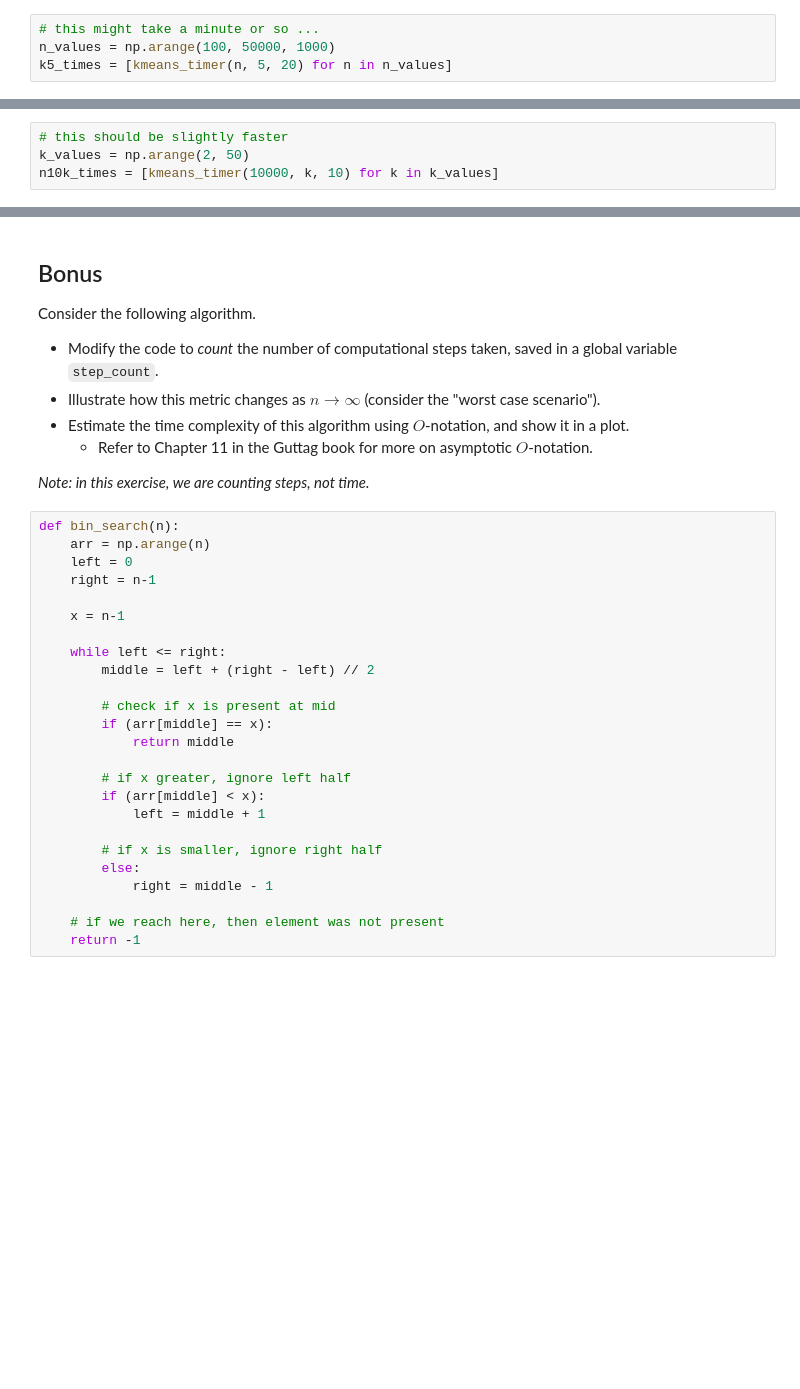
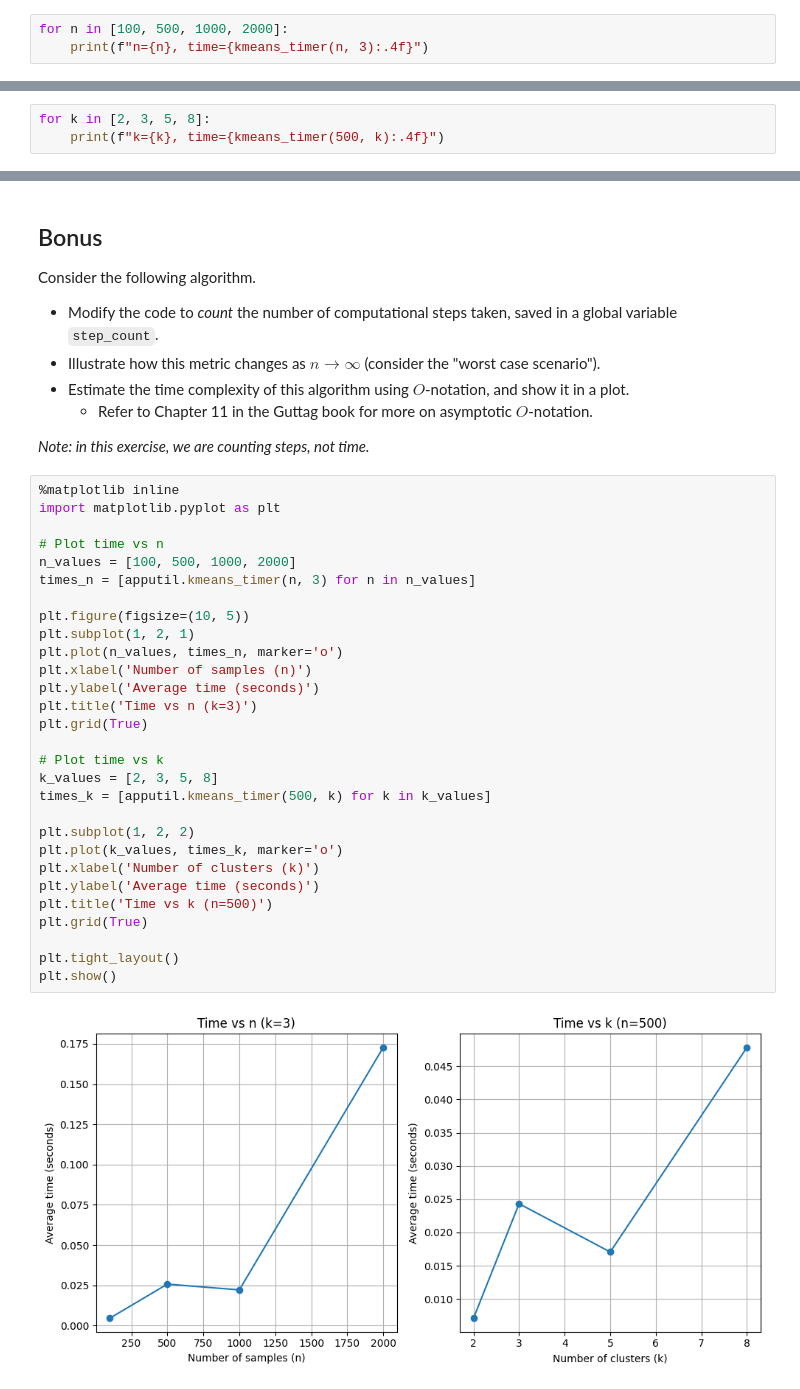
Before and after one commit to SakshiKapadnis-IU/week-11, a Jupyter notebook: exercises.ipynb, the cells around one changed output, grey strips where cells are left out. Saved outputs shown, nothing was run; the diff lists cells and outputs as text; blank space fills up the shorter version.

```diff
--- a/exercises.ipynb
+++ b/exercises.ipynb
@@ -70,4 +70,3 @@ sns.set_theme(style="whitegrid")
 # %%
-# this might take a minute or so ...
-n_values = np.arange(100, 50000, 1000)
-k5_times = [kmeans_timer(n, 5, 20) for n in n_values]
+for n in [100, 500, 1000, 2000]:
+    print(f"n={n}, time={kmeans_timer(n, 3):.4f}")
@@ -74,4 +78,3 @@ k5_times = [kmeans_timer(n, 5, 20) for n in n_values]
 # %%
-# this should be slightly faster
-k_values = np.arange(2, 50)
-n10k_times = [kmeans_timer(10000, k, 10) for k in k_values]
+for k in [2, 3, 5, 8]:
+    print(f"k={k}, time={kmeans_timer(500, k):.4f}")
@@ -101,28 +94,34 @@ Consider the following algorithm.
     - Refer to Chapter 11 in the Guttag book for more on asymptotic $O$-notation.
 
 *Note: in this exercise, we are counting *steps*, not time.*
-# %%
-def bin_search(n):
-    arr = np.arange(n)
-    left = 0
-    right = n-1
-
-    x = n-1
-
-    while left <= right:
-        middle = left + (right - left) // 2
-
-        # check if x is present at mid
-        if (arr[middle] == x):
-            return middle
-
-        # if x greater, ignore left half
-        if (arr[middle] < x):
-            left = middle + 1
-
-        # if x is smaller, ignore right half
-        else:
-            right = middle - 1
-
-    # if we reach here, then element was not present
-    return -1
+# %%
+%matplotlib inline
+import matplotlib.pyplot as plt
+
+# Plot time vs n
+n_values = [100, 500, 1000, 2000]
+times_n = [apputil.kmeans_timer(n, 3) for n in n_values]
+
+plt.figure(figsize=(10, 5))
+plt.subplot(1, 2, 1)
+plt.plot(n_values, times_n, marker='o')
+plt.xlabel('Number of samples (n)')
+plt.ylabel('Average time (seconds)')
+plt.title('Time vs n (k=3)')
+plt.grid(True)
+
+# Plot time vs k
+k_values = [2, 3, 5, 8]
+times_k = [apputil.kmeans_timer(500, k) for k in k_values]
+
+plt.subplot(1, 2, 2)
+plt.plot(k_values, times_k, marker='o')
+plt.xlabel('Number of clusters (k)')
+plt.ylabel('Average time (seconds)')
+plt.title('Time vs k (n=500)')
+plt.grid(True)
+
+plt.tight_layout()
+plt.show()
+# %% [output]
+[figure, added]
```
Also changed, not shown: parts of 7 cells of this notebook, 1 other file.
